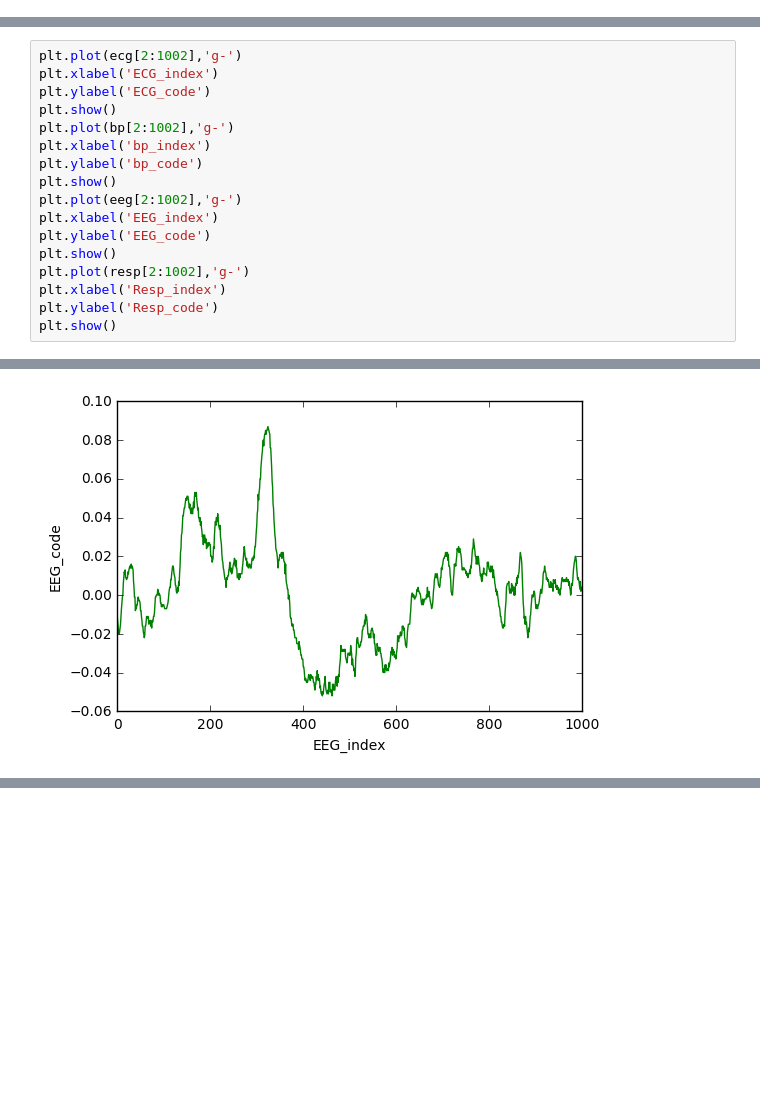
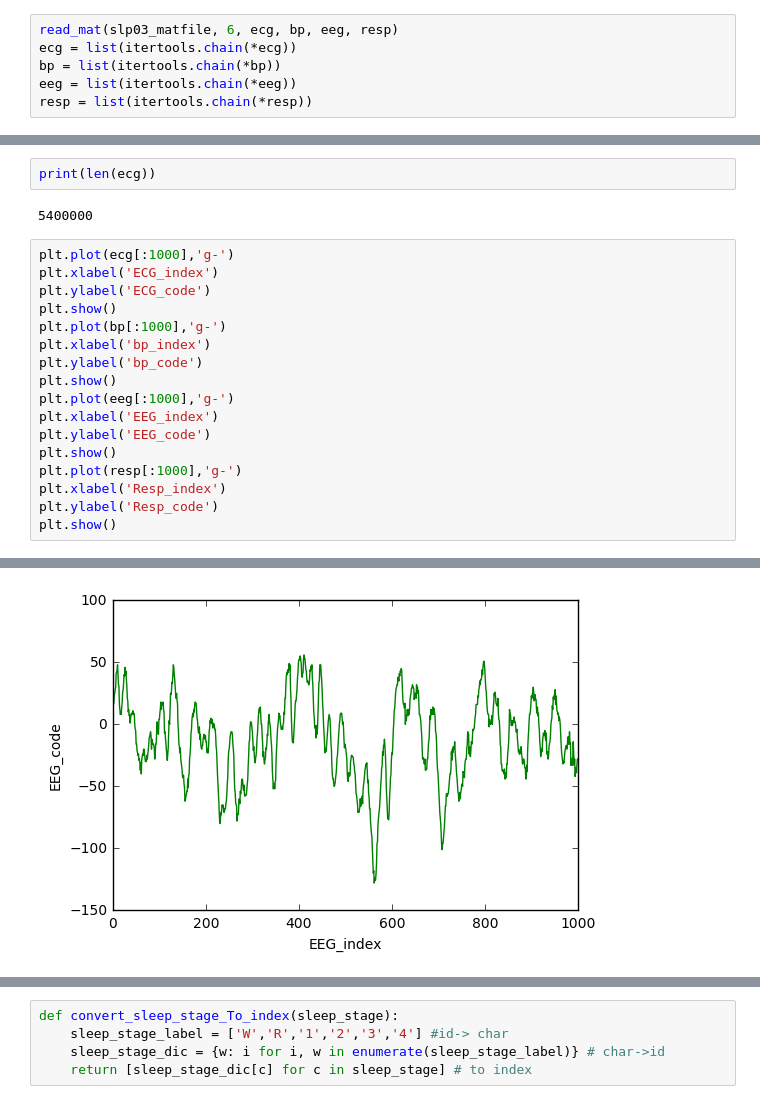
Before and after one commit to Yeop-Lee/Tensorflow_notebook, a Jupyter notebook: MIT-BIH-PSGdatabase/data_parsing.ipynb, the cells around one changed output, grey strips where cells are left out. Saved outputs shown, nothing was run; the diff lists cells and outputs as text; blank space fills up the shorter version.

```diff
--- a/MIT-BIH-PSGdatabase/data_parsing.ipynb
+++ b/MIT-BIH-PSGdatabase/data_parsing.ipynb
@@ -34,0 +50,6 @@ print (len(time))
+# %%
+read_mat(slp03_matfile, 6, ecg, bp, eeg, resp)
+ecg = list(itertools.chain(*ecg))
+bp = list(itertools.chain(*bp))
+eeg = list(itertools.chain(*eeg))
+resp = list(itertools.chain(*resp))
@@ -35,17 +65,21 @@ print (len(time))
+# %%
+print(len(ecg))
+# %% [output]
+5400000
 # %%
-plt.plot(ecg[2:1002],'g-')
+plt.plot(ecg[:1000],'g-')
 plt.xlabel('ECG_index')
 plt.ylabel('ECG_code')
 plt.show()
-plt.plot(bp[2:1002],'g-')
+plt.plot(bp[:1000],'g-')
 plt.xlabel('bp_index')
 plt.ylabel('bp_code')
 plt.show()
-plt.plot(eeg[2:1002],'g-')
+plt.plot(eeg[:1000],'g-')
 plt.xlabel('EEG_index')
 plt.ylabel('EEG_code')
 plt.show()
-plt.plot(resp[2:1002],'g-')
+plt.plot(resp[:1000],'g-')
 plt.xlabel('Resp_index')
 plt.ylabel('Resp_code')
 plt.show()
@@ -55 +89 @@ plt.show()
-[figure, old version]
+[figure, new version]
@@ -56,0 +91,5 @@ plt.show()
+# %%
+def convert_sleep_stage_To_index(sleep_stage):
+    sleep_stage_label = ['W','R','1','2','3','4'] #id-> char
+    sleep_stage_dic = {w: i for i, w in enumerate(sleep_stage_label)} # char->id
+    return [sleep_stage_dic[c] for c in sleep_stage] # to index
```
Also changed, not shown: parts of 18 cells of this notebook, 12 other files.
